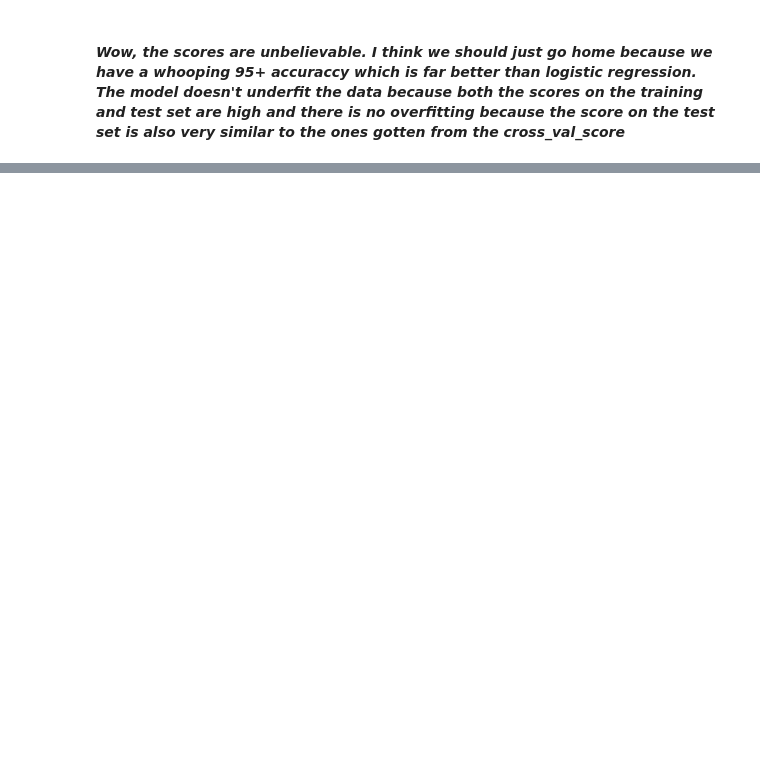
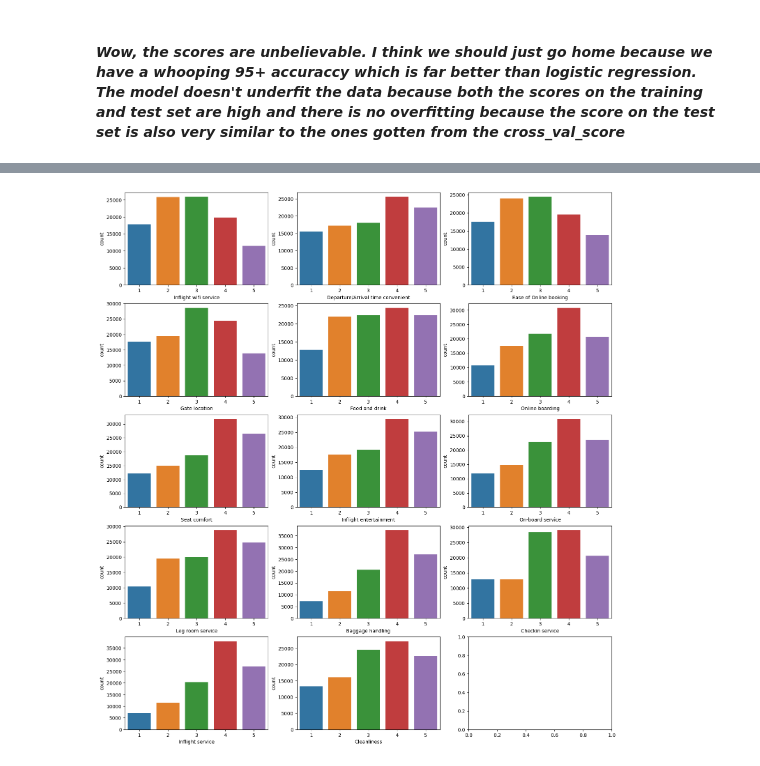
Before and after one commit to adebola-duf/Airline-Passenger-Satisfaction, a Jupyter notebook: main.ipynb, the cells around one changed output, grey strips where cells are left out. Saved outputs shown, nothing was run; the diff lists cells and outputs as text; code cells hidden in the pictures; blank space fills up the shorter version.

```diff
--- a/main.ipynb
+++ b/main.ipynb
@@ -210,5 +238,5 @@ Arrival Delay in Minutes             83
 satisfaction                          0
 dtype: int64
 # %%
-train_df['Arrival Delay in Minutes'].fillna(train_df['Arrival Delay in Minutes'].median(), inplace=True)
-test_df['Arrival Delay in Minutes'].fillna(test_df['Arrival Delay in Minutes'].median(), inplace=True)
+_train_df['Arrival Delay in Minutes'].fillna(_train_df['Arrival Delay in Minutes'].median(), inplace=True)
+_test_df['Arrival Delay in Minutes'].fillna(_test_df['Arrival Delay in Minutes'].median(), inplace=True)
@@ -231,3 +259,3 @@ train_df
 # %%
-train_df = pd.get_dummies(train_df, drop_first=True)
-test_df = pd.get_dummies(test_df, drop_first=True)
+_train_df = pd.get_dummies(_train_df, drop_first=True)
+_test_df = pd.get_dummies(_test_df, drop_first=True)
@@ -341,0 +551,4 @@ LogisticRegression MSE on test set: 0.04133583561907512
+# %%
+ordinal_features = ordinal_features.replace(0, np.nan)
+# %%
+train_df.loc[:, ordinal_features.columns] = ordinal_features
@@ -341,0 +609,8 @@ LogisticRegression MSE on test set: 0.04133583561907512
+# %%
+fig, ax = plt.subplots(nrows=5, ncols=3, figsize=(18, 20))
+ax = ax.flatten()
+
+for i, columns in enumerate(ordinal_features):
+    sns.countplot(x=columns, data=train_df, ax=ax[i], order=[1, 2, 3, 4, 5])
+# %% [output]
+[figure, added]
```
Also changed, not shown: parts of 124 cells of this notebook.
